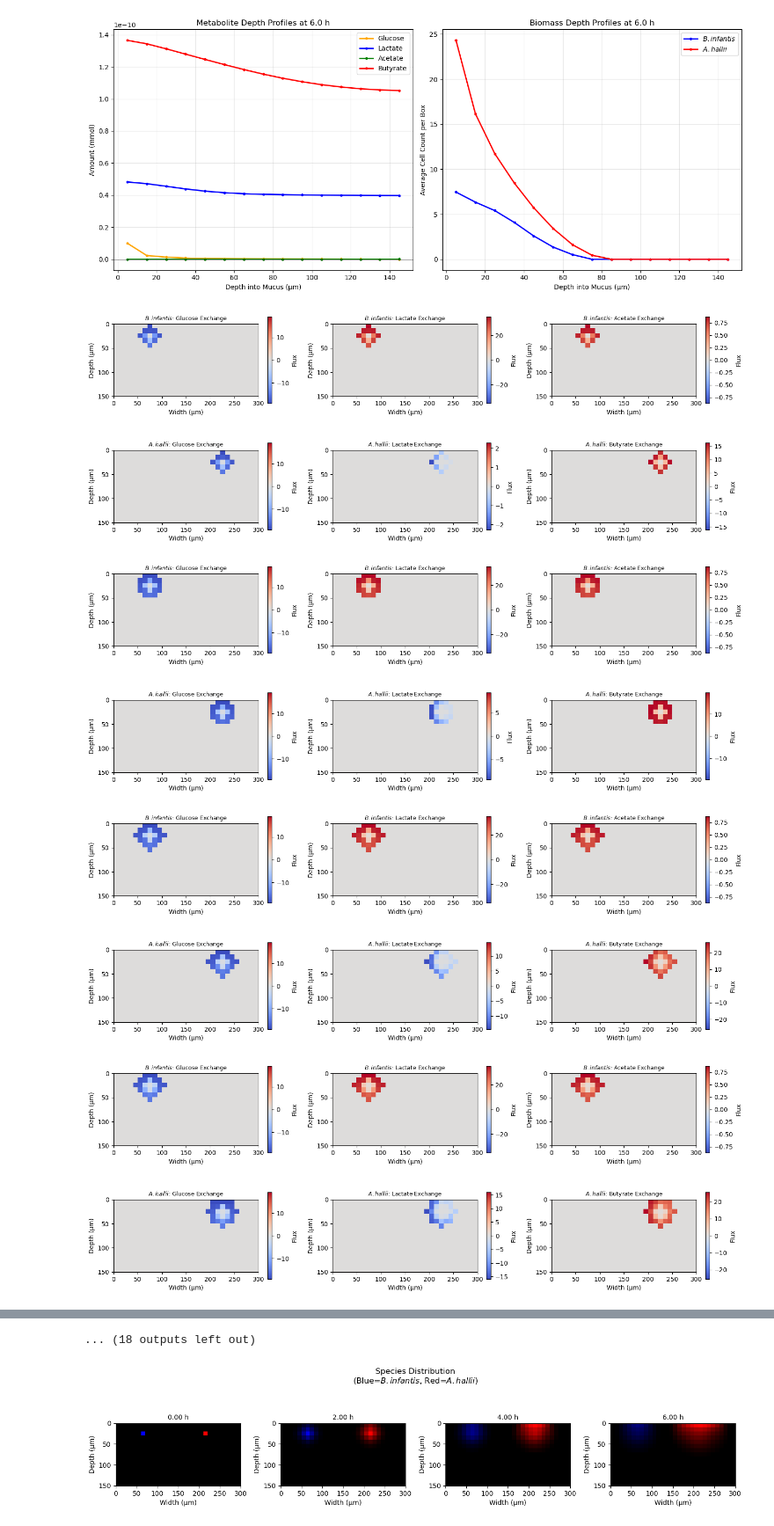
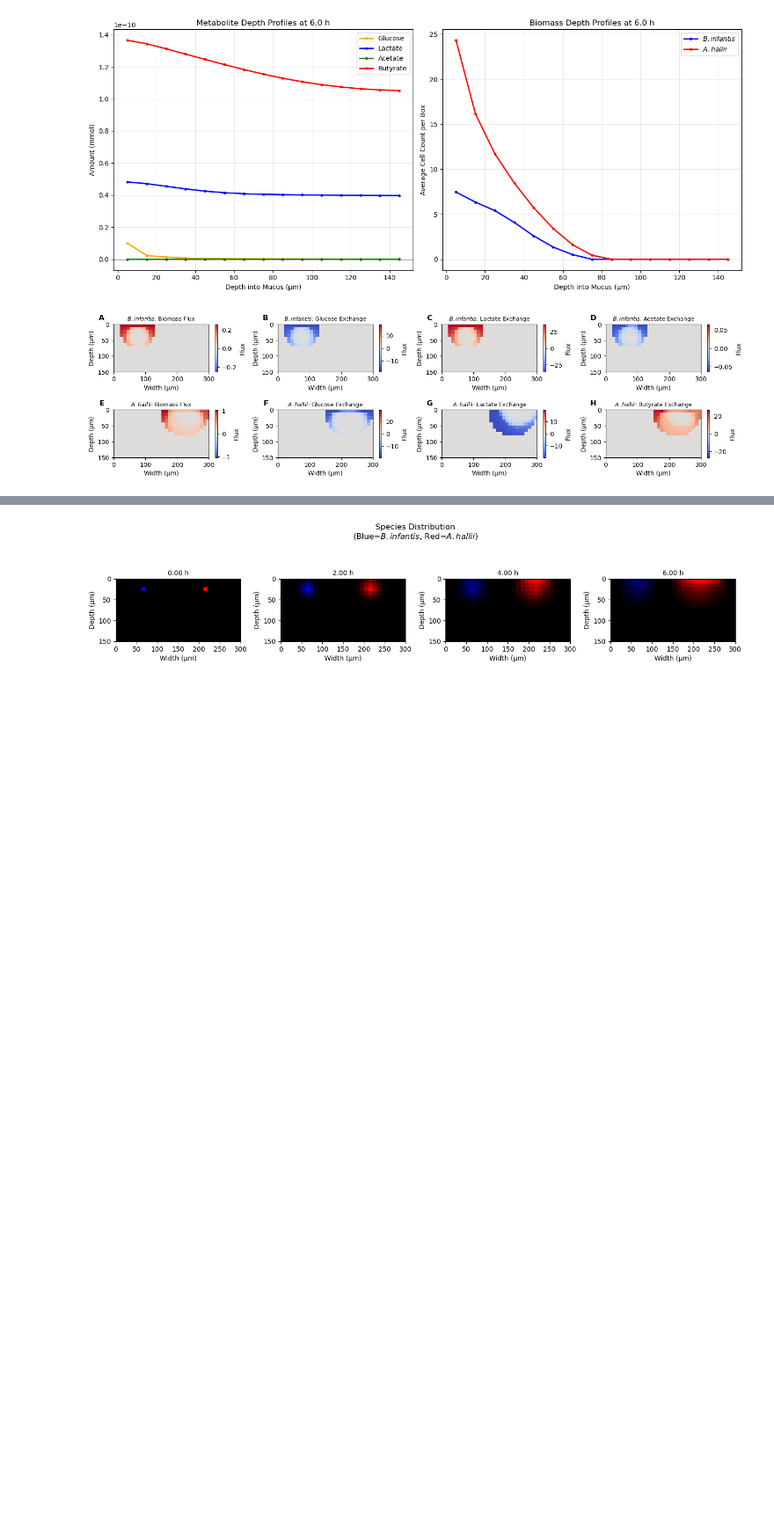
Before and after one commit to m-3-lab/SpatialFBAExample, a Jupyter notebook: Paper Code/3_3_1_Spatial.ipynb, the cells around one changed output, grey strips where cells are left out. Shown at 88% size. Saved outputs shown, nothing was run; the diff lists cells and outputs as text; code cells hidden in the pictures; blank space fills up the shorter version.

Commit message:
Update 3_3_2
Update spatial distance simulation. Changed distance scenarios to range from 20 to 260 microns every 40 microns. Updated figure format. Deleted additional figures.

```diff
--- a/Paper Code/3_3_1_Spatial.ipynb
+++ b/Paper Code/3_3_1_Spatial.ipynb
@@ -661,40 +661,51 @@ plt.show()
 # %% [output]
 [figure]
 # %%
-cycles = [20,40,60,80,100,120,140,160,180,200,220,240,260,280,300,320,340,360,380,400,420,440,460,480,500,520,540,560,580,600]
-for cyc in cycles:
-    flux_pairs = [
-        ('b_infantis',      'EX_glc_D(e)',  r'$\it{B. infantis}$: Glucose Exchange'),
-        ('b_infantis',      'EX_lac_L(e)',  r'$\it{B. infantis}$: Lactate Exchange'),
-        ('b_infantis',      'EX_ac(e)',     r'$\it{B. infantis}$: Acetate Exchange'),
-        ('a_hallii', 'EX_glc_D(e)',  r'$\it{A. hallii}$: Glucose Exchange'),
-        ('a_hallii', 'EX_lac_L(e)',  r'$\it{A. hallii}$: Lactate Exchange'),
-        ('a_hallii', 'EX_but(e)',    r'$\it{A. hallii}$: Butyrate Exchange'),
-    ]
+cyc = 600
 
-    fig, axes = plt.subplots(2, 3, figsize=(15, 6))
-    axes_flat = axes.flatten()
+flux_pairs = [
+    ('b_infantis',      'biomass525',  r'$\it{B. infantis}$: Biomass Flux'),
+    ('b_infantis',      'EX_glc_D(e)',  r'$\it{B. infantis}$: Glucose Exchange'),
+    ('b_infantis',      'EX_lac_L(e)',  r'$\it{B. infantis}$: Lactate Exchange'),
+    ('b_infantis',      'EX_ac(e)',     r'$\it{B. infantis}$: Acetate Exchange'),
+    ('a_hallii', 'biomass536',  r'$\it{A. hallii}$: Biomass Flux'),
+    ('a_hallii', 'EX_glc_D(e)',  r'$\it{A. hallii}$: Glucose Exchange'),
+    ('a_hallii', 'EX_lac_L(e)',  r'$\it{A. hallii}$: Lactate Exchange'),
+    ('a_hallii', 'EX_but(e)',    r'$\it{A. hallii}$: Butyrate Exchange'),
+]
 
-    for idx, (species, rxn, title) in enumerate(flux_pairs):
-        ax = axes_flat[idx]
+fig, axes = plt.subplots(2, 4, figsize=(15, 4))
+axes_flat = axes.flatten()
 
-        im = sim.get_flux_image(species, rxn, cyc).astype(float)
-        vmax = max(abs(im).max(), 1e-20)
-        pcm = ax.imshow(im.T, origin='upper', cmap='coolwarm', aspect='equal',
-                        vmin=-vmax, vmax=vmax,
-                        extent=[0, GRID_X*SPACE_WIDTH*1e4, GRID_Y*SPACE_WIDTH*1e4, 0])
-        ax.set_title(title, fontsize=9)
-        ax.set_xlabel('Width (µm)')
-        ax.set_ylabel('Depth (µm)')
-        plt.colorbar(pcm, ax=ax, shrink=0.7, label=r'Flux')
+for idx, (species, rxn, title) in enumerate(flux_pairs):
+    ax = axes_flat[idx]
 
+    im = sim.get_flux_image(species, rxn, cyc).astype(float)
+    vmax = max(abs(im).max(), 1e-20)
+    pcm = ax.imshow(im.T, origin='upper', cmap='coolwarm', aspect='equal',
+                    vmin=-vmax, vmax=vmax,
+                    extent=[0, GRID_X*SPACE_WIDTH*1e4, GRID_Y*SPACE_WIDTH*1e4, 0])
+    ax.set_title(title, fontsize=9)
+    ax.set_xlabel('Width (µm)')
+    ax.set_ylabel('Depth (µm)')
+    plt.colorbar(pcm, ax=ax, shrink=0.7, label=r'Flux')
 
-    #plt.suptitle(r'Metabolic Fluxes ($\frac{mmol}{gDW*h}$) at ' + f'{cyc*0.01:.1f} h', fontsize=14)
-    plt.tight_layout()
-    plt.savefig('gif_spatial_fluxes/spatial_fluxes_cycle_{cyc}.png', dpi=300, bbox_inches='tight')
-    #plt.show()
+labels = ['A', 'B', 'C','D',
+          'E', 'F', 'G', 'H']
+
+for ax, label in zip(axes.flat, labels):
+    # label in top-left, outside plot
+    ax.text(
+        -0.1, 1.2, label,
+        transform=ax.transAxes,
+        fontsize=12,
+        fontweight='bold',
+        va='top',
+        ha='right')
+
+#plt.suptitle(r'Metabolic Fluxes ($\frac{mmol}{gDW*h}$) at ' + f'{cyc*0.01:.1f} h', fontsize=14)
+plt.tight_layout()
+plt.savefig(f'spatial_fluxes_cycle_{cyc}.png', dpi=300, bbox_inches='tight')
+plt.show()
 # %% [output]
-[figure, old version]
+[figure, new version]
-[figure, removed]
-[figure, removed]
-[figure, removed]
@@ -709,4 +712,3 @@ for cyc in cycles:
-... (18 outputs left out)
 # %%
 # Species Overlay
 
```
Also changed, not shown: parts of 1 cell of this notebook, 29 other files.
